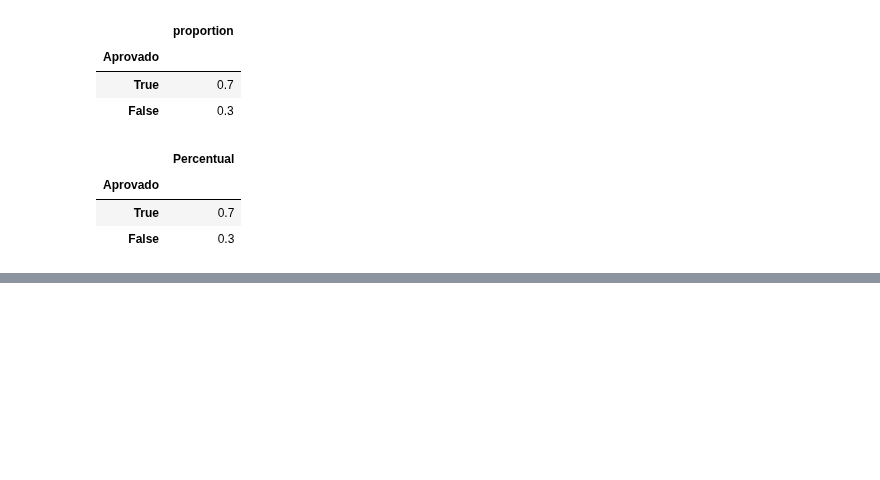
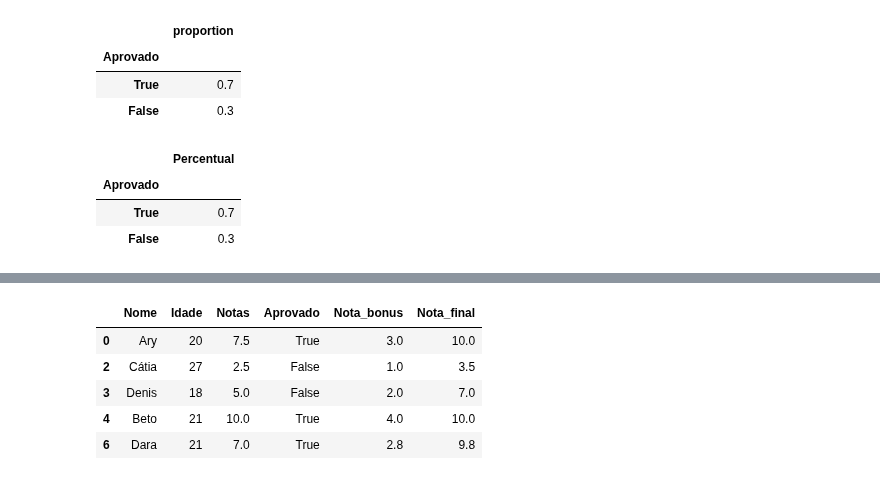
Before and after one commit to matheuspfferreira/python_data_science, a Jupyter notebook: Escola Mondial - 03/NB_Escola_Mondial.ipynb, the cells around one changed output, grey strips where cells are left out. Cells and saved outputs as stored; diff of their text form; code cells hidden in the pictures; blank space fills up the shorter version.

Commit message:
Finalização da análise de dados, com inclusão de colunas faltantes. Sendo essas, essenciais para a análise efetiva e correta.

```diff
--- a/Escola Mondial - 03/NB_Escola_Mondial.ipynb
+++ b/Escola Mondial - 03/NB_Escola_Mondial.ipynb
@@ -118,0 +115,5 @@ df_aprovados = dataset[aprovados][['Nome', 'Notas']]
+# %%
+# Incrementando uma coluna possuindo a nota adicional dos alunos
+# OBS: cada receberá um bônus de 40% referente a sua nota
+dataset['Nota_bonus'] = dataset['Notas'] * 0.4
+dataset.head()
@@ -118,0 +127,11 @@ df_aprovados = dataset[aprovados][['Nome', 'Notas']]
+# %%
+# Criando a coluna de nota final dos alunos
+dataset['Nota_final'] = dataset['Notas'].apply(lambda nota: 10.0 if nota + nota * 0.4 > 10.0 else nota + nota * 0.4)
+dataset.head()
+# %% [output]
+|  | Nome | Idade | Notas | Aprovado | Nota_bonus | Nota_final |
+| 0 | Ary | 20 | 7.5 | True | 3.0 | 10.0 |
+| 2 | Cátia | 27 | 2.5 | False | 1.0 | 3.5 |
+| 3 | Denis | 18 | 5.0 | False | 2.0 | 7.0 |
+| 4 | Beto | 21 | 10.0 | True | 4.0 | 10.0 |
+| 6 | Dara | 21 | 7.0 | True | 2.8 | 9.8 |
```
Also changed, not shown: parts of 10 cells of this notebook.
